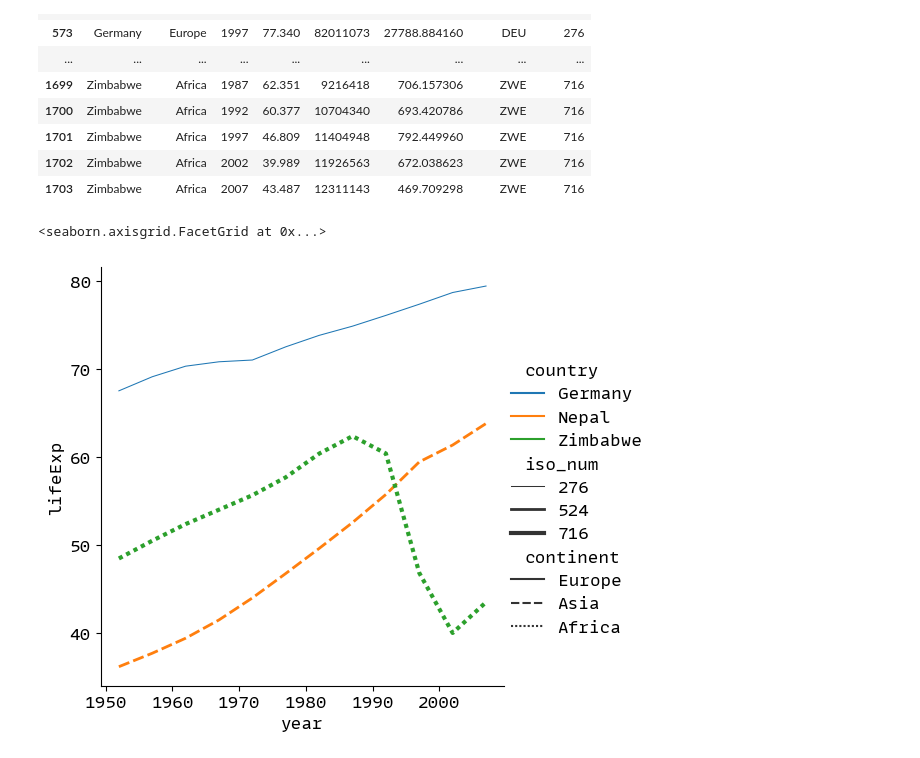
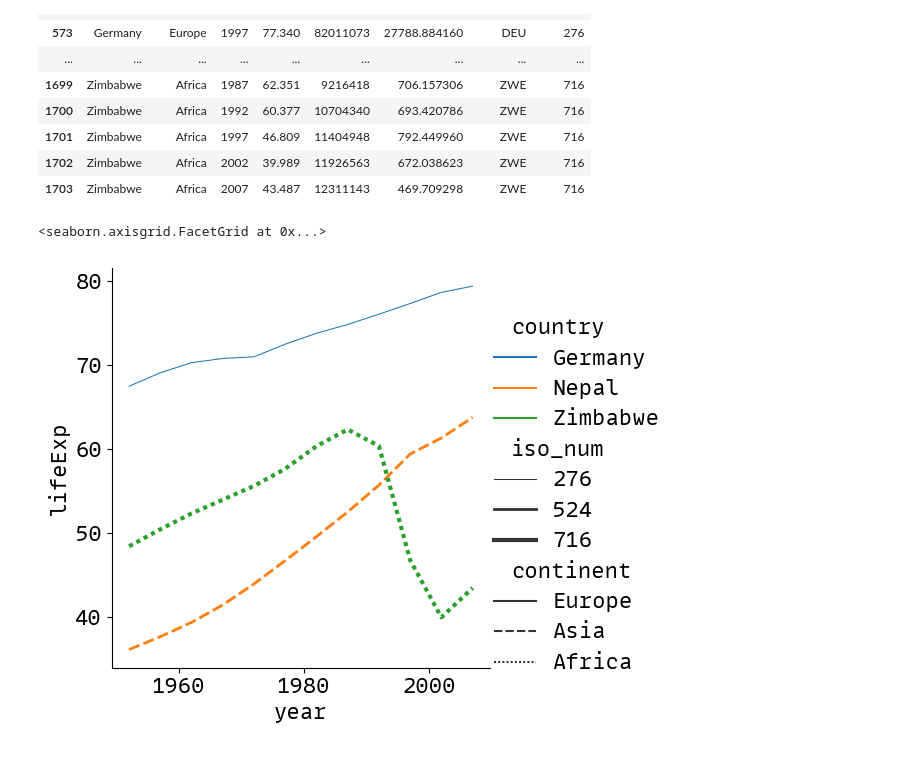
Before and after one commit to karkiayush/seaborn, a Jupyter notebook: relational_plots/line_plots/line_plot.ipynb, the cells around one changed output. Saved outputs shown, nothing was run; the diff lists cells and outputs as text; code cells hidden in the pictures.

Commit message:
some changes in line plot font size

```diff
--- a/relational_plots/line_plots/line_plot.ipynb
+++ b/relational_plots/line_plots/line_plot.ipynb
@@ -87,20 +87,20 @@ nep_usa_zimbawe_df
 | 1703 | Zimbabwe | Africa | 2007 | 43.487 | 12311143 | 469.709298 | ZWE | 716 |
 # %%
 plt.rcParams["font.family"] = "Monolisa Trial"
-plt.rcParams["font.size"] = 12
+plt.rcParams["font.size"] = 15
 
 sns.relplot(
     data=nep_usa_zimbawe_df,
     kind="line",
     x="year",
     y="lifeExp",
     hue="country",
     style="continent",
     size="iso_num",
     # depending upon the value of size coloumn, the marker size will be increased or decreased
     # Here hue parameter helps to know the country life expectency by distinguishing them with different color
     # style gives a distinction of lunch and dinner time
 )
 # %% [output]
 <seaborn.axisgrid.FacetGrid at 0x...>
-[figure, old version]
+[figure, new version]
```
